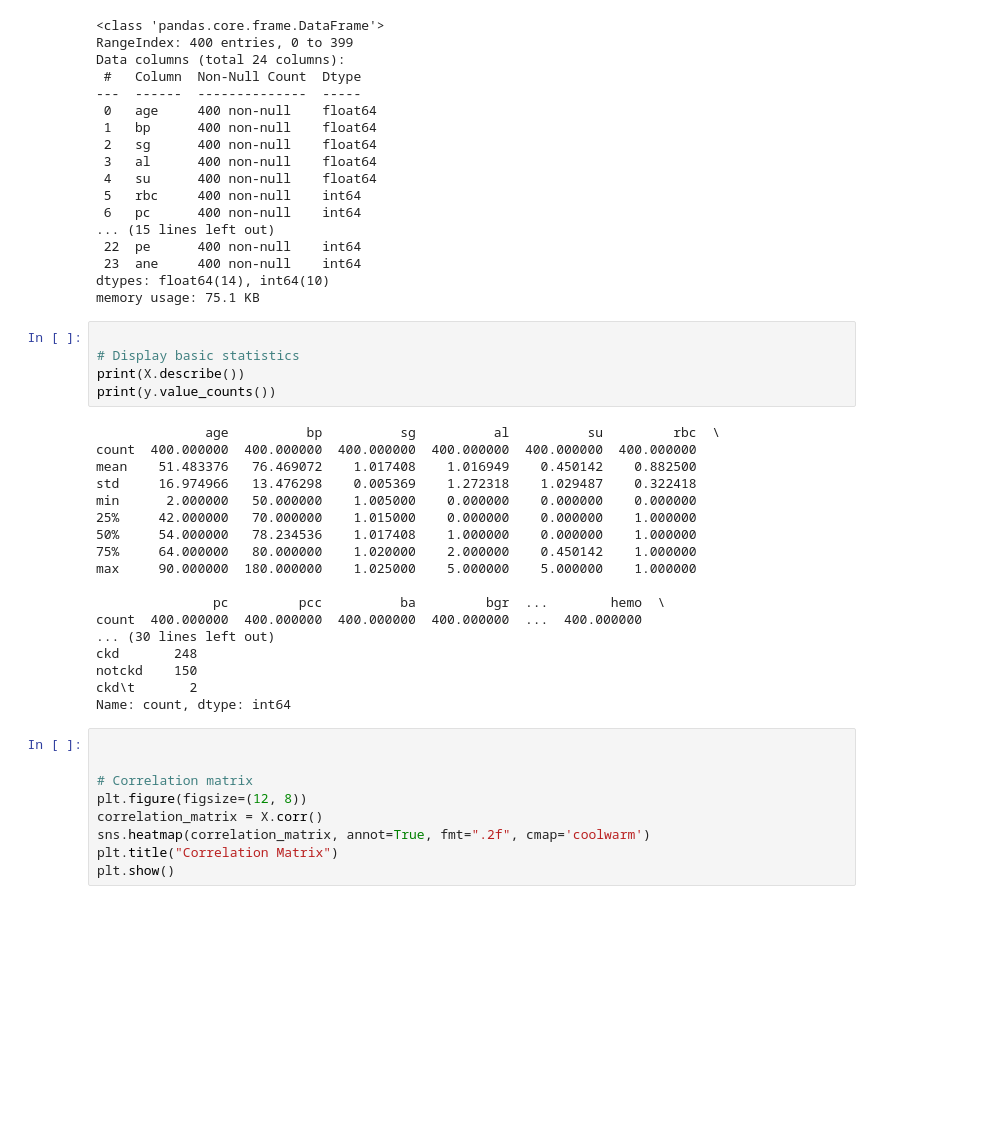
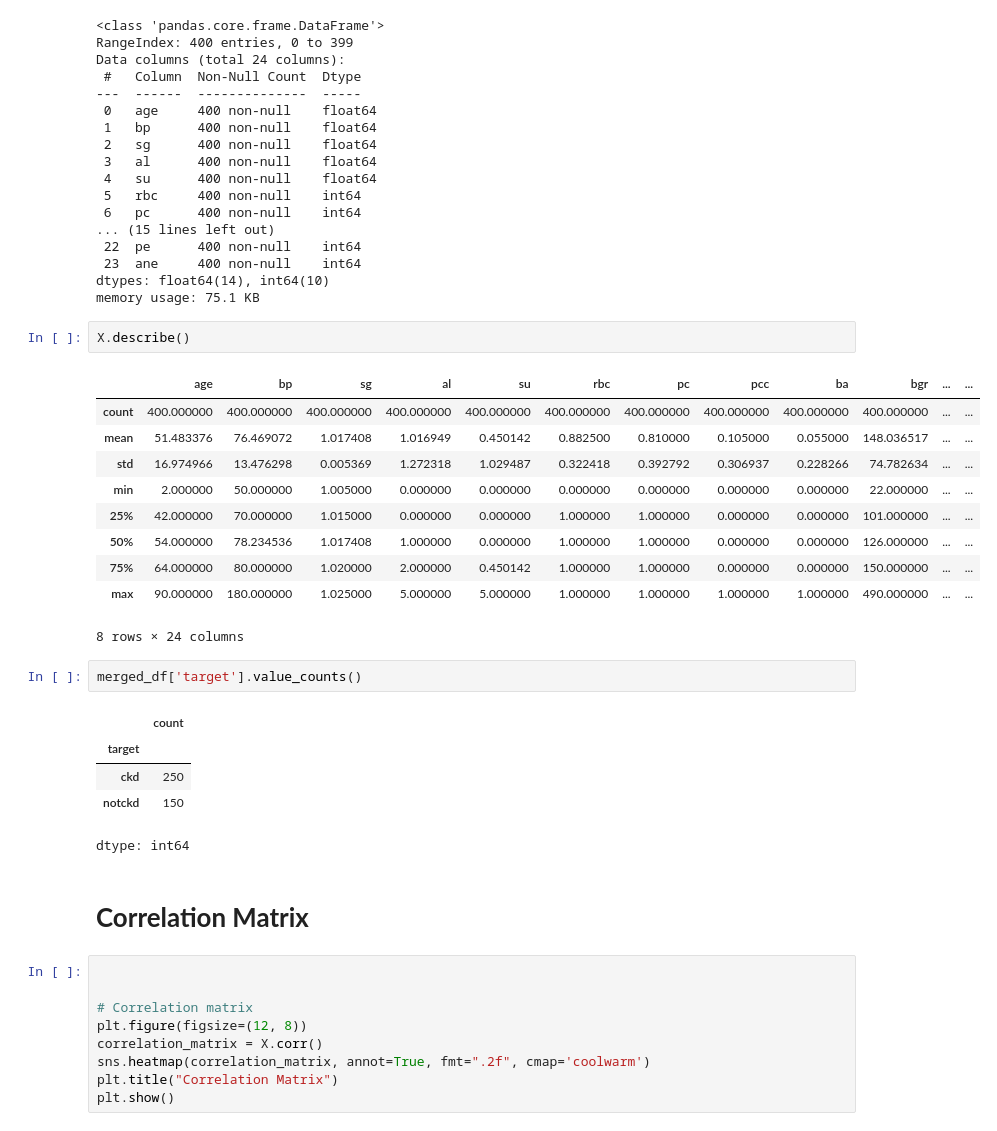
Before and after one commit to Sa22ahy/Project, a Jupyter notebook: CodeFile.ipynb, the cells around one changed output. Saved outputs shown, nothing was run; the diff lists cells and outputs as text; blank space fills up the shorter version.

```diff
--- a/CodeFile.ipynb
+++ b/CodeFile.ipynb
@@ -163,29 +141,29 @@ Data columns (total 24 columns):
  23  ane     400 non-null    int64
 dtypes: float64(14), int64(10)
 memory usage: 75.1 KB
-# %%
-
-# Display basic statistics
-print(X.describe())
-print(y.value_counts())
-# %% [output]
-              age          bp          sg          al          su         rbc  \
-count  400.000000  400.000000  400.000000  400.000000  400.000000  400.000000
-mean    51.483376   76.469072    1.017408    1.016949    0.450142    0.882500
-std     16.974966   13.476298    0.005369    1.272318    1.029487    0.322418
-min      2.000000   50.000000    1.005000    0.000000    0.000000    0.000000
-25%     42.000000   70.000000    1.015000    0.000000    0.000000    1.000000
-50%     54.000000   78.234536    1.017408    1.000000    0.000000    1.000000
-75%     64.000000   80.000000    1.020000    2.000000    0.450142    1.000000
-max     90.000000  180.000000    1.025000    5.000000    5.000000    1.000000
-
-               pc         pcc          ba         bgr  ...        hemo  \
-count  400.000000  400.000000  400.000000  400.000000  ...  400.000000
-... (30 lines left out)
-ckd       248
-notckd    150
-ckd\t       2
-Name: count, dtype: int64
+# %%
+X.describe()
+# %% [output]
+|  | age | bp | sg | al | su | rbc | pc | pcc | ba | bgr | ... | ... |
+| count | 400.000000 | 400.000000 | 400.000000 | 400.000000 | 400.000000 | 400.000000 | 400.000000 | 400.000000 | 400.000000 | 400.000000 | ... | ... |
+| mean | 51.483376 | 76.469072 | 1.017408 | 1.016949 | 0.450142 | 0.882500 | 0.810000 | 0.105000 | 0.055000 | 148.036517 | ... | ... |
+| std | 16.974966 | 13.476298 | 0.005369 | 1.272318 | 1.029487 | 0.322418 | 0.392792 | 0.306937 | 0.228266 | 74.782634 | ... | ... |
+| min | 2.000000 | 50.000000 | 1.005000 | 0.000000 | 0.000000 | 0.000000 | 0.000000 | 0.000000 | 0.000000 | 22.000000 | ... | ... |
+| 25% | 42.000000 | 70.000000 | 1.015000 | 0.000000 | 0.000000 | 1.000000 | 1.000000 | 0.000000 | 0.000000 | 101.000000 | ... | ... |
+| 50% | 54.000000 | 78.234536 | 1.017408 | 1.000000 | 0.000000 | 1.000000 | 1.000000 | 0.000000 | 0.000000 | 126.000000 | ... | ... |
+| 75% | 64.000000 | 80.000000 | 1.020000 | 2.000000 | 0.450142 | 1.000000 | 1.000000 | 0.000000 | 0.000000 | 150.000000 | ... | ... |
+| max | 90.000000 | 180.000000 | 1.025000 | 5.000000 | 5.000000 | 1.000000 | 1.000000 | 1.000000 | 1.000000 | 490.000000 | ... | ... |
+8 rows × 24 columns
+# %%
+merged_df['target'].value_counts()
+# %% [output]
+|  | count |
+| target |  |
+| ckd | 250 |
+| notckd | 150 |
+dtype: int64
+# %% [markdown]
+# **Correlation Matrix**
 # %%
 
 
```
Also changed, not shown: parts of 27 cells of this notebook.
